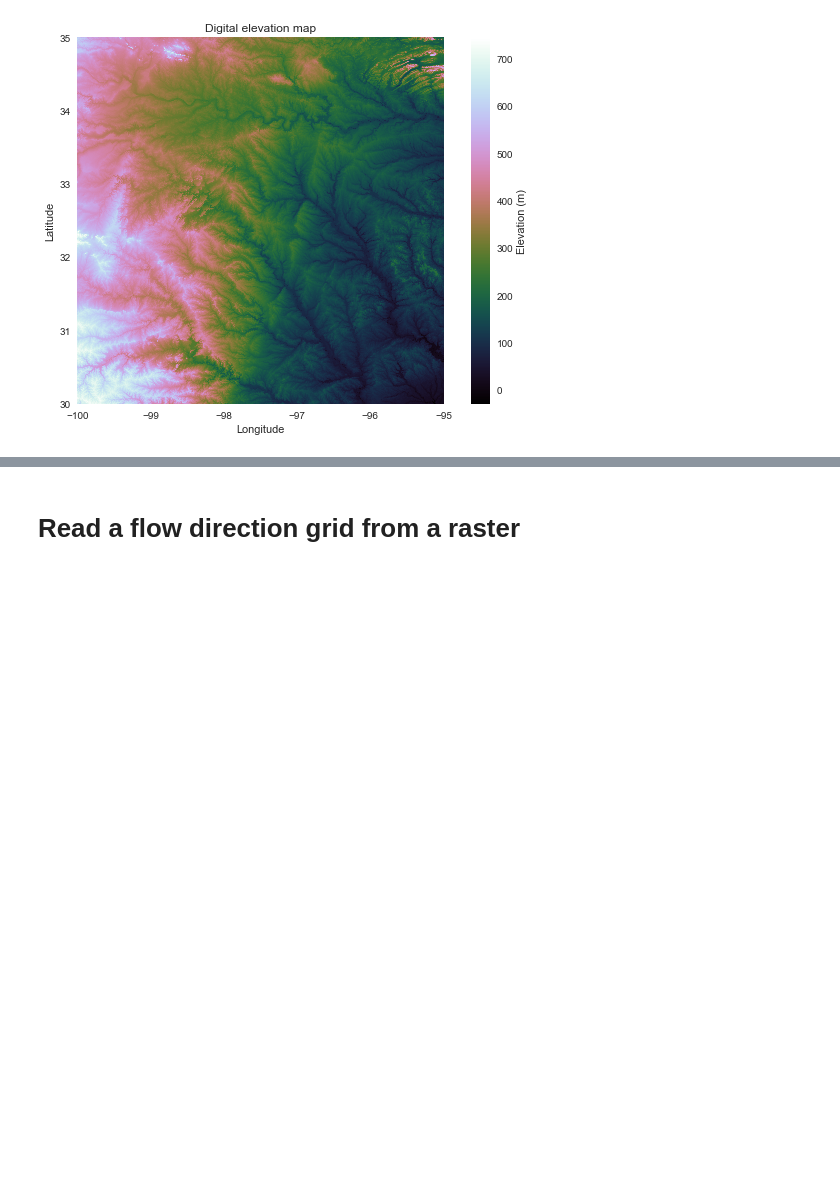
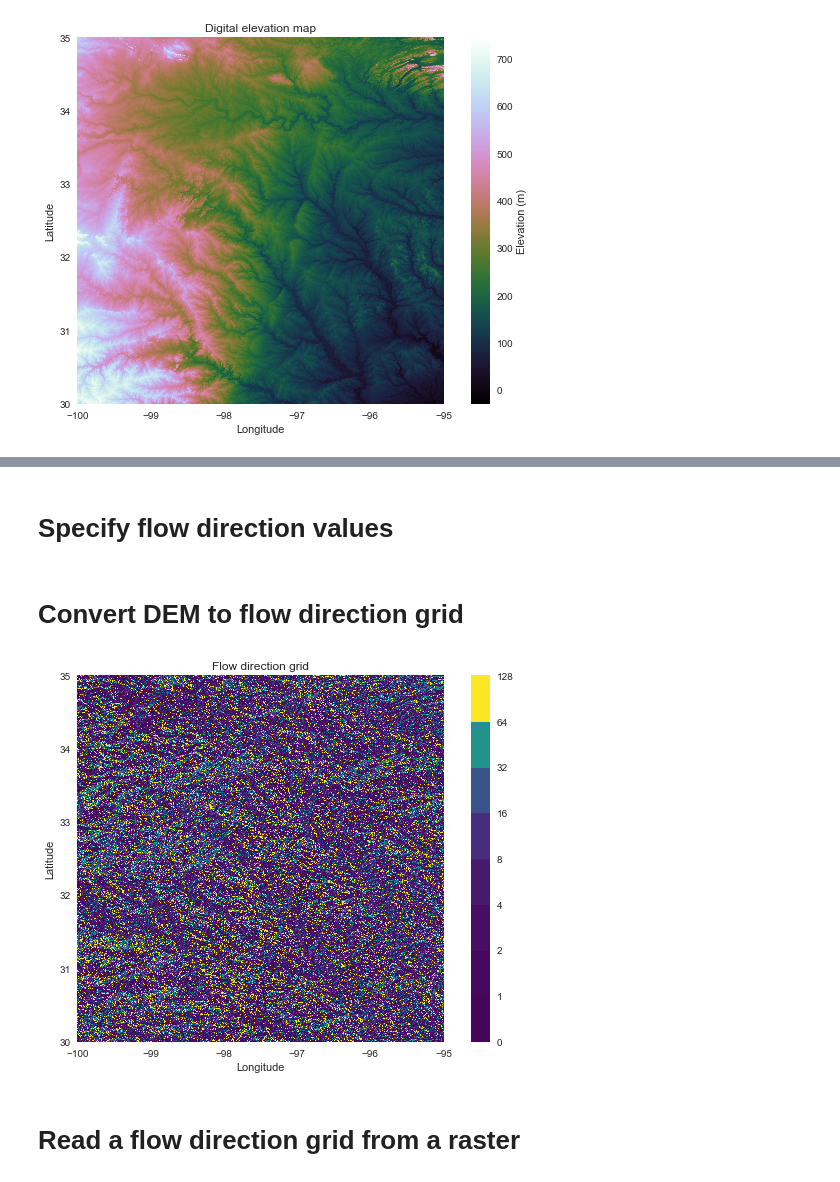
Before and after one commit to mdbartos/pysheds, a Jupyter notebook: examples/quickstart.ipynb, the cells around one changed output, grey strips where cells are left out. Cells and saved outputs as stored; diff of their text form; code cells hidden in the pictures; blank space fills up the shorter version.

Commit message:
Update quickstart with flow direction example

```diff
--- a/examples/quickstart.ipynb
+++ b/examples/quickstart.ipynb
@@ -32,0 +37,2 @@ plt.savefig('img/conditioned_dem.png', bbox_inches='tight')
+# %% [markdown]
+# Specify flow direction values
@@ -32,0 +42,2 @@ plt.savefig('img/conditioned_dem.png', bbox_inches='tight')
+# %% [markdown]
+# Convert DEM to flow direction grid
@@ -33,3 +46,19 @@ plt.savefig('img/conditioned_dem.png', bbox_inches='tight')
+# %%
+fig = plt.figure(figsize=(8,6))
+fig.patch.set_alpha(0)
+
+plt.imshow(grid.dir, extent=grid.extent, cmap='viridis', zorder=2)
+boundaries = ([0] + sorted(list(dirmap)))
+plt.colorbar(boundaries= boundaries,
+             values=sorted(dirmap))
+plt.xlabel('Longitude')
+plt.ylabel('Latitude')
+plt.title('Flow direction grid')
+plt.grid(zorder=-1)
+plt.tight_layout()
+plt.savefig('img/flow_direction.png', bbox_inches='tight')
+# %% [output]
+[figure, added]
 # %% [markdown]
 # Read a flow direction grid from a raster
 # %% [markdown]
```
Also changed, not shown: parts of 8 cells of this notebook, 1 other file.
